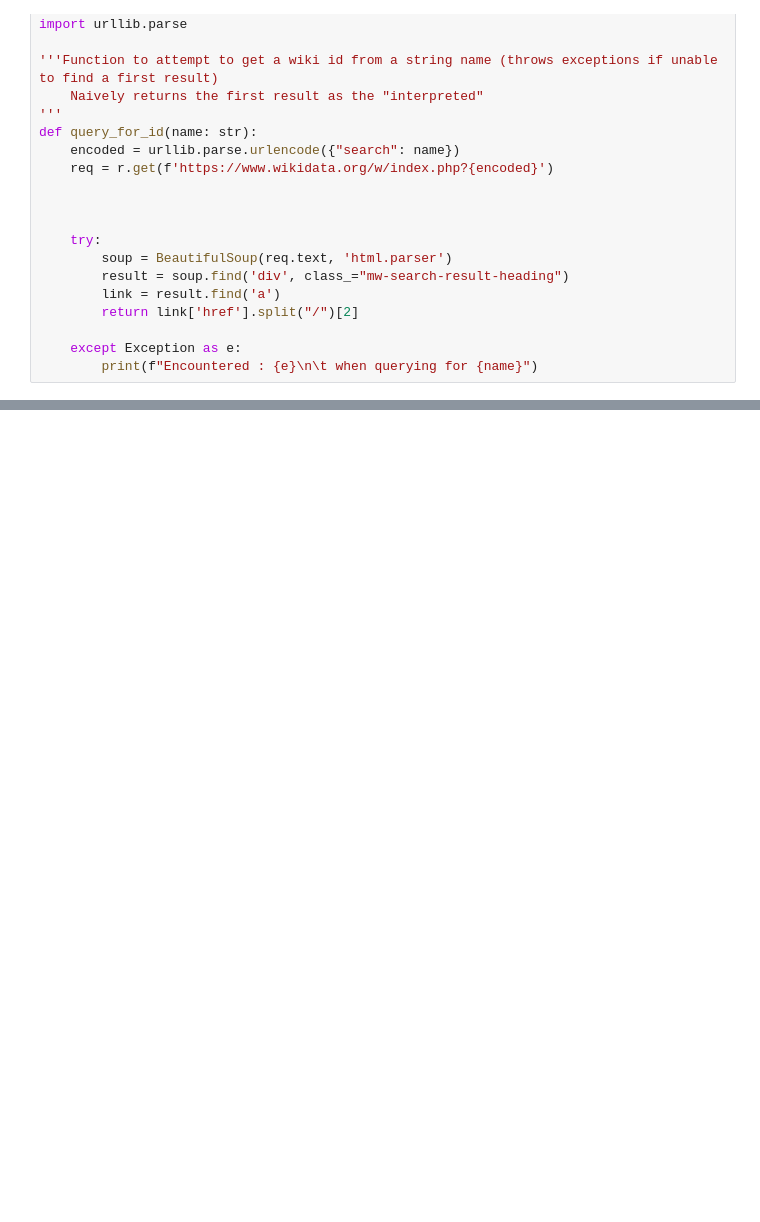
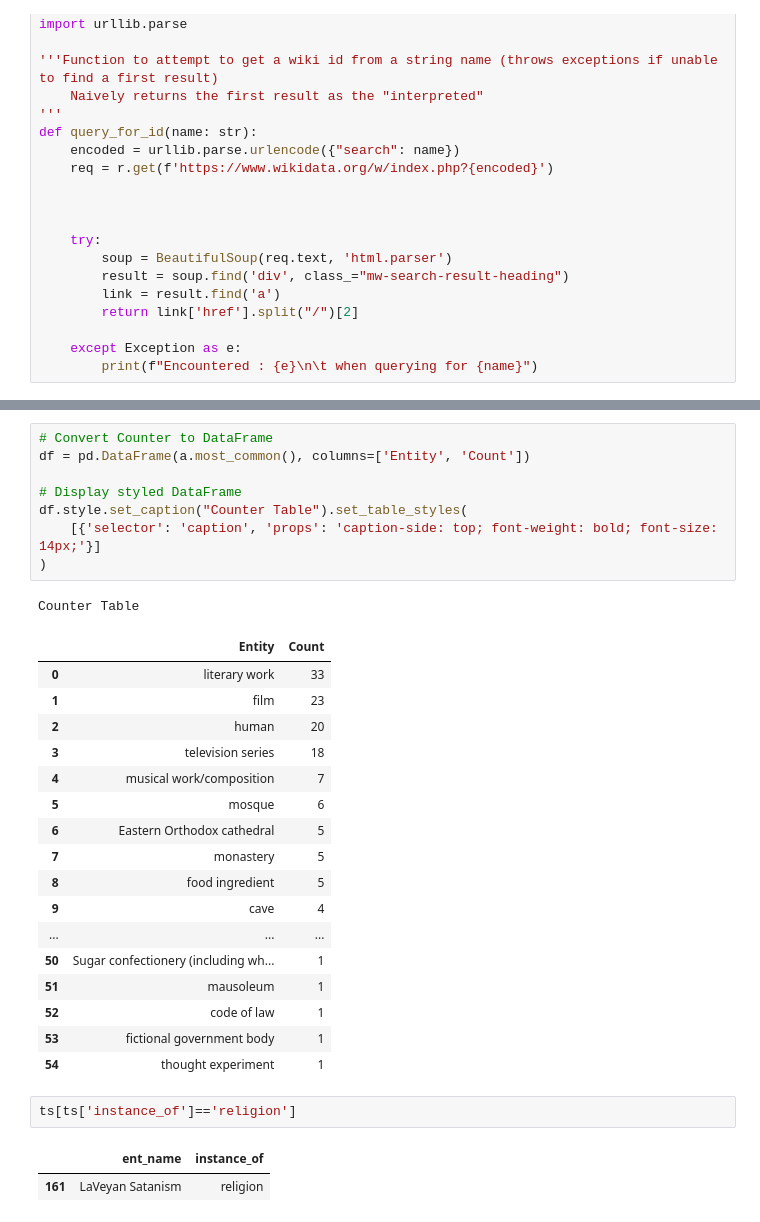
Before and after one commit to CalBlanco/SemEvalTask2, a Jupyter notebook: notebooks/t1.ipynb, the cells around one changed output, grey strips where cells are left out. Cells and saved outputs as stored; diff of their text form; blank space fills up the shorter version.

```diff
--- a/notebooks/t1.ipynb
+++ b/notebooks/t1.ipynb
@@ -133,0 +254,32 @@ query_for_id("Galactic Republic")
+# %%
+# Convert Counter to DataFrame
+df = pd.DataFrame(a.most_common(), columns=['Entity', 'Count'])
+
+# Display styled DataFrame
+df.style.set_caption("Counter Table").set_table_styles(
+    [{'selector': 'caption', 'props': 'caption-side: top; font-weight: bold; font-size: 14px;'}]
+)
+# %% [output]
+Counter Table
+|  | Entity | Count |
+| 0 | literary work | 33 |
+| 1 | film | 23 |
+| 2 | human | 20 |
+| 3 | television series | 18 |
+| 4 | musical work/composition | 7 |
+| 5 | mosque | 6 |
+| 6 | Eastern Orthodox cathedral | 5 |
+| 7 | monastery | 5 |
+| 8 | food ingredient | 5 |
+| 9 | cave | 4 |
+| ... | ... | ... |
+| 50 | Sugar confectionery (including wh... | 1 |
+| 51 | mausoleum | 1 |
+| 52 | code of law | 1 |
+| 53 | fictional government body | 1 |
+| 54 | thought experiment | 1 |
+# %%
+ts[ts['instance_of']=='religion']
+# %% [output]
+|  | ent_name | instance_of |
+| 161 | LaVeyan Satanism | religion |
```
Also changed, not shown: parts of 14 cells of this notebook, 6 other files.
